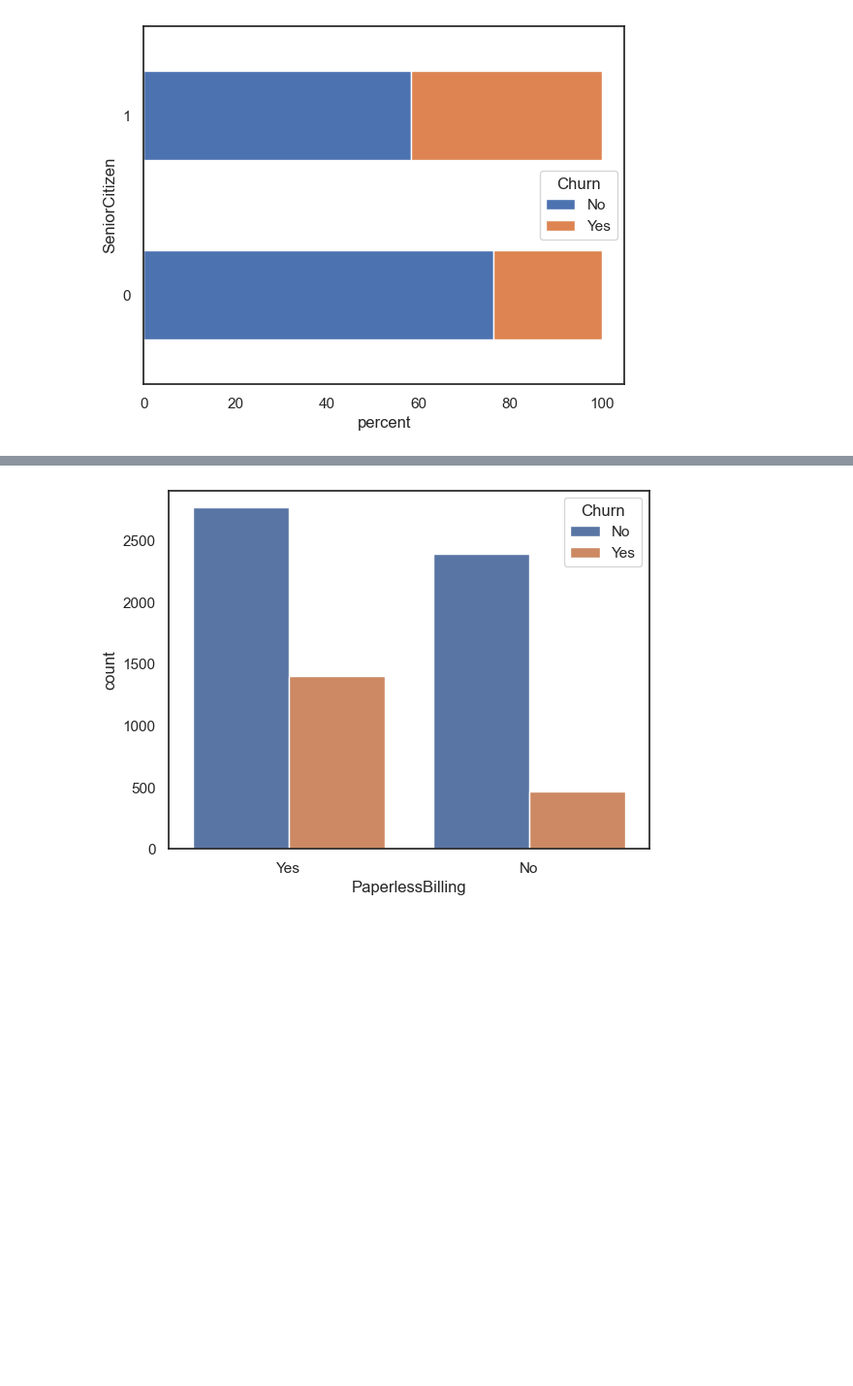
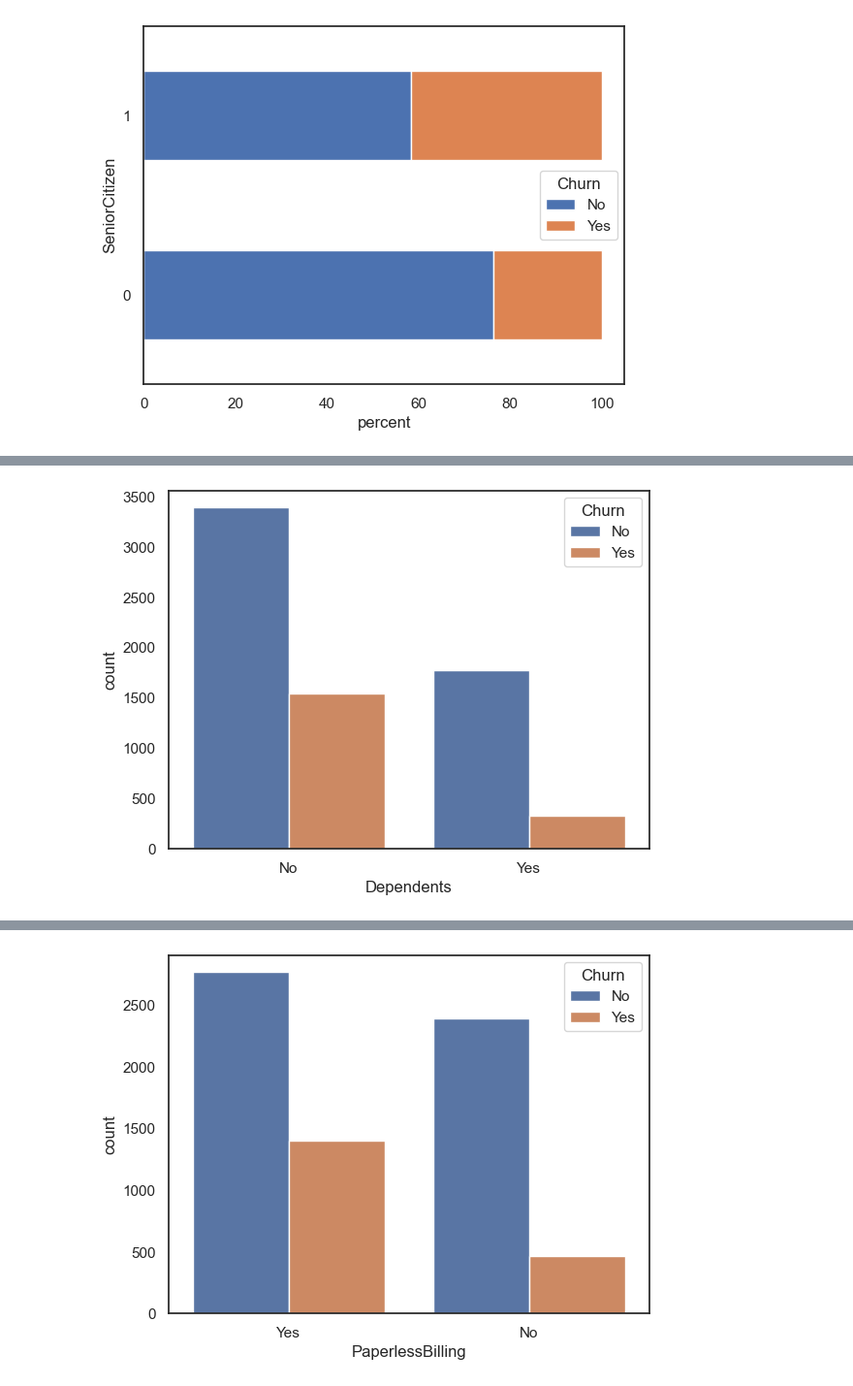
Before and after one commit to yash-jain7/Customer-Churn-Prediction, a Jupyter notebook: churn_prediction.ipynb, the cells around one changed output, grey strips where cells are left out. Shown at 97% size. Cells and saved outputs as stored; diff of their text form; code cells hidden in the pictures; blank space fills up the shorter version.

```diff
--- a/churn_prediction.ipynb
+++ b/churn_prediction.ipynb
@@ -99,0 +135,5 @@ stacked_graph(data, 'SeniorCitizen')
+# %%
+sns.countplot(x = data['Dependents'], hue = data['Churn'])
+plt.show()
+# %% [output]
+[figure, added]
```
Also changed, not shown: parts of 31 cells of this notebook.
